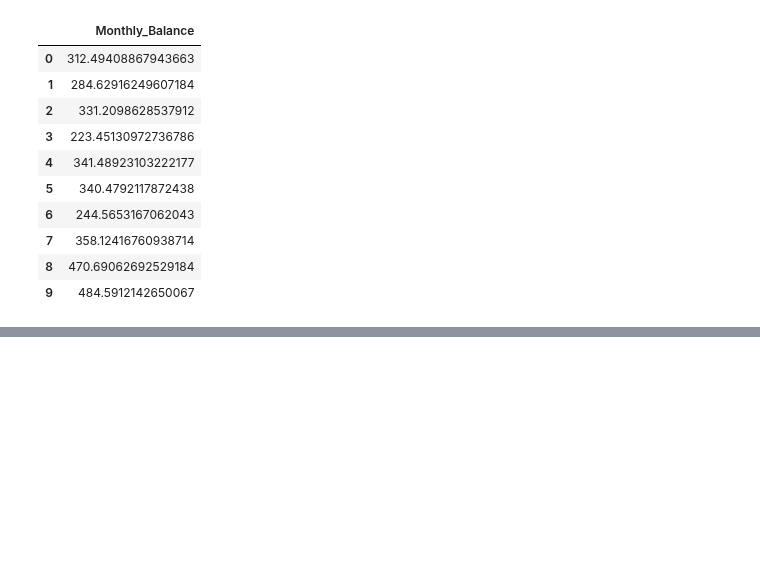
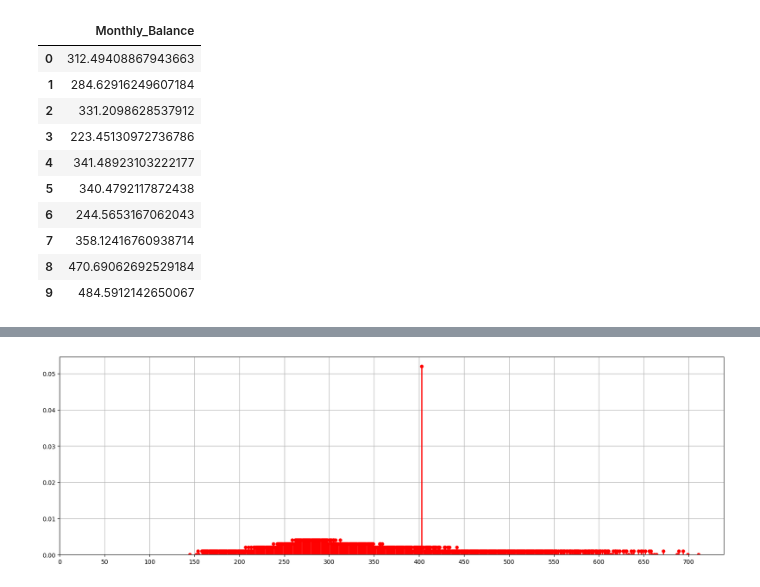
Before and after one commit to Ghukii/TMP-4sem-, a Jupyter notebook: Задание_6/Задание_6_13.ipynb, the cells around one changed output, grey strips where cells are left out. Cells and saved outputs as stored; diff of their text form; code cells hidden in the pictures; blank space fills up the shorter version.

```diff
--- a/Задание_6/Задание_6_13.ipynb
+++ b/Задание_6/Задание_6_13.ipynb
@@ -469,0 +540,9 @@ ValueError: could not convert string to float: '__-333333333333333333333333333__
+# %%
+plt.figure(figsize=(20, 6))
+plt.plot(MB_na_uniq, MB_na_epmf, 'ro', ms=5, label='Эмпирическая функция вероятностей')
+plt.vlines(MB_na_uniq, 0, MB_na_epmf, colors='r', lw=2)
+plt.xticks(np.arange(0, 701, 50))
+plt.ylim(0)
+plt.grid()
+# %% [output]
+[figure, added]
```
Also changed, not shown: parts of 8 cells of this notebook.
